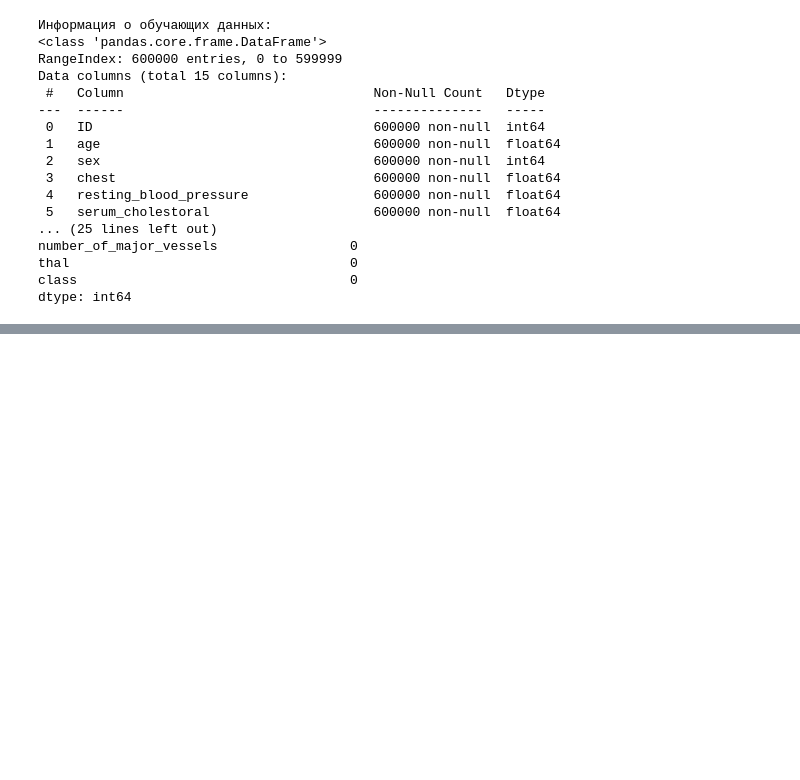
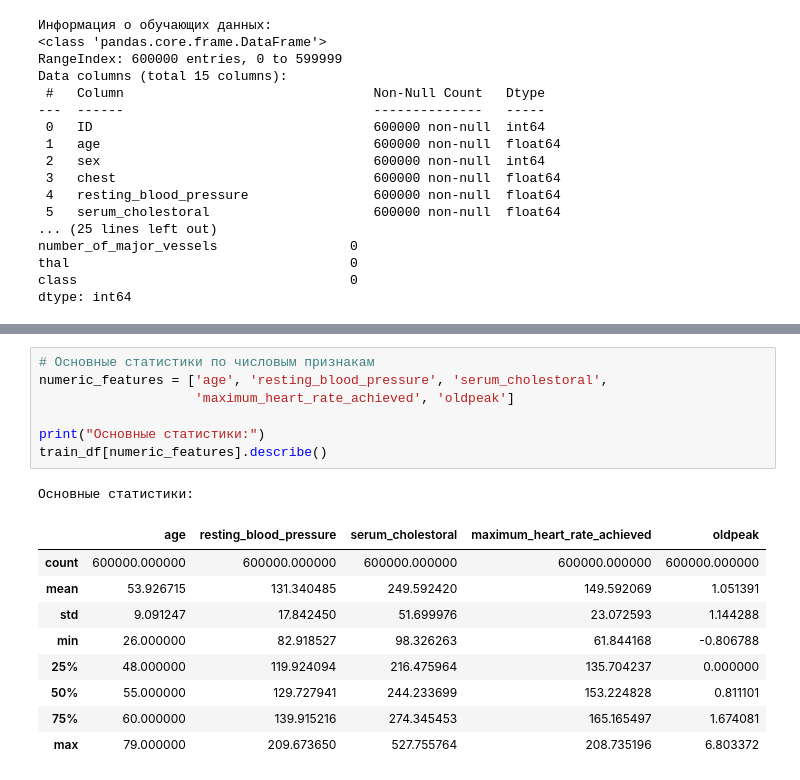
Before and after one commit to Apitoxinum/SF-cardiovascular-disease, a Jupyter notebook: SF_DL_NN_Project_CVD.ipynb, the cells around one changed output, grey strips where cells are left out. Saved outputs shown, nothing was run; the diff lists cells and outputs as text; blank space fills up the shorter version.

```diff
--- a/SF_DL_NN_Project_CVD.ipynb
+++ b/SF_DL_NN_Project_CVD.ipynb
@@ -47,0 +126,18 @@ dtype: int64
+# %%
+# Основные статистики по числовым признакам
+numeric_features = ['age', 'resting_blood_pressure', 'serum_cholestoral',
+                    'maximum_heart_rate_achieved', 'oldpeak']
+
+print("Основные статистики:")
+train_df[numeric_features].describe()
+# %% [output]
+Основные статистики:
+|  | age | resting_blood_pressure | serum_cholestoral | maximum_heart_rate_achieved | oldpeak |
+| count | 600000.000000 | 600000.000000 | 600000.000000 | 600000.000000 | 600000.000000 |
+| mean | 53.926715 | 131.340485 | 249.592420 | 149.592069 | 1.051391 |
+| std | 9.091247 | 17.842450 | 51.699976 | 23.072593 | 1.144288 |
+| min | 26.000000 | 82.918527 | 98.326263 | 61.844168 | -0.806788 |
+| 25% | 48.000000 | 119.924094 | 216.475964 | 135.704237 | 0.000000 |
+| 50% | 55.000000 | 129.727941 | 244.233699 | 153.224828 | 0.811101 |
+| 75% | 60.000000 | 139.915216 | 274.345453 | 165.165497 | 1.674081 |
+| max | 79.000000 | 209.673650 | 527.755764 | 208.735196 | 6.803372 |
```
Also changed, not shown: parts of 15 cells of this notebook.
